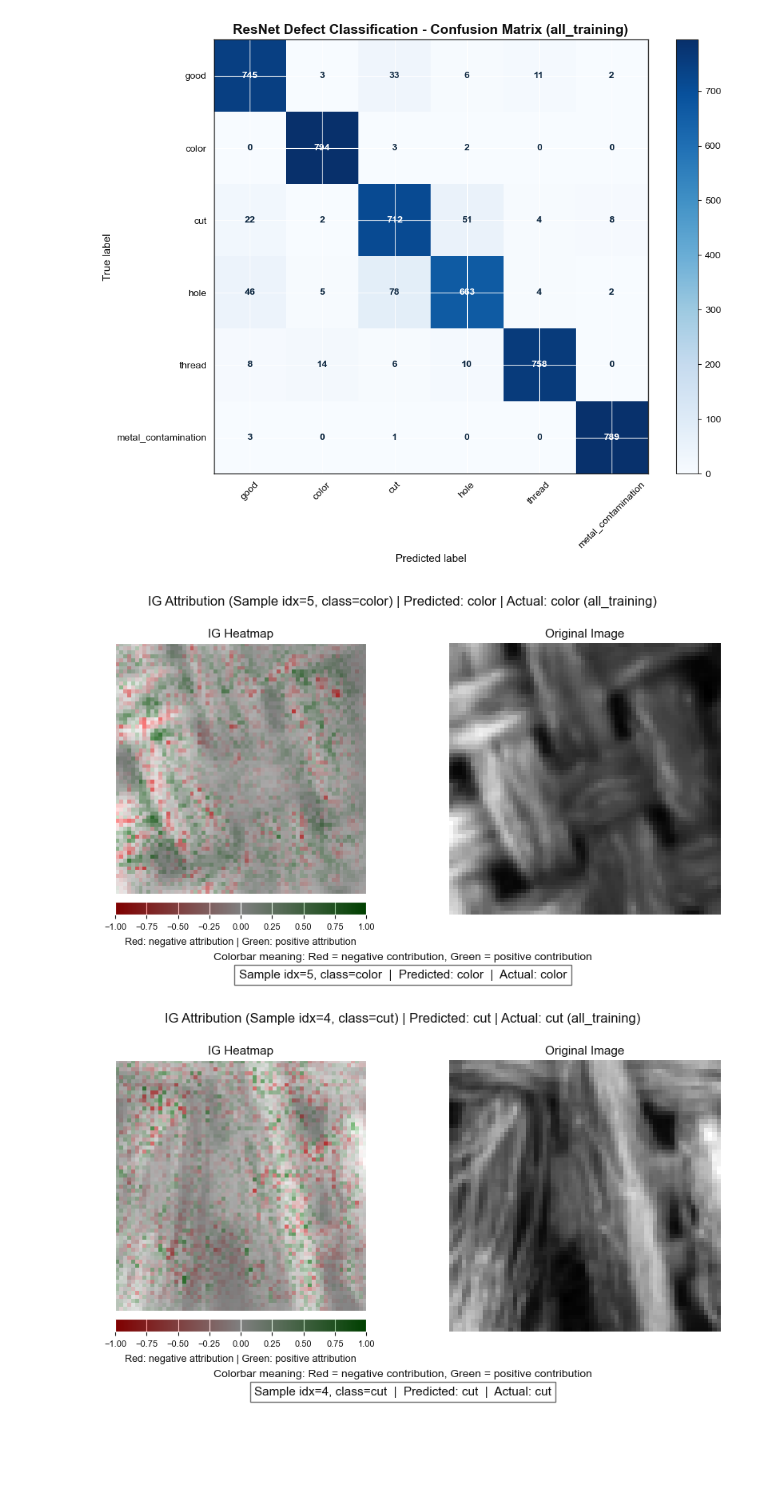
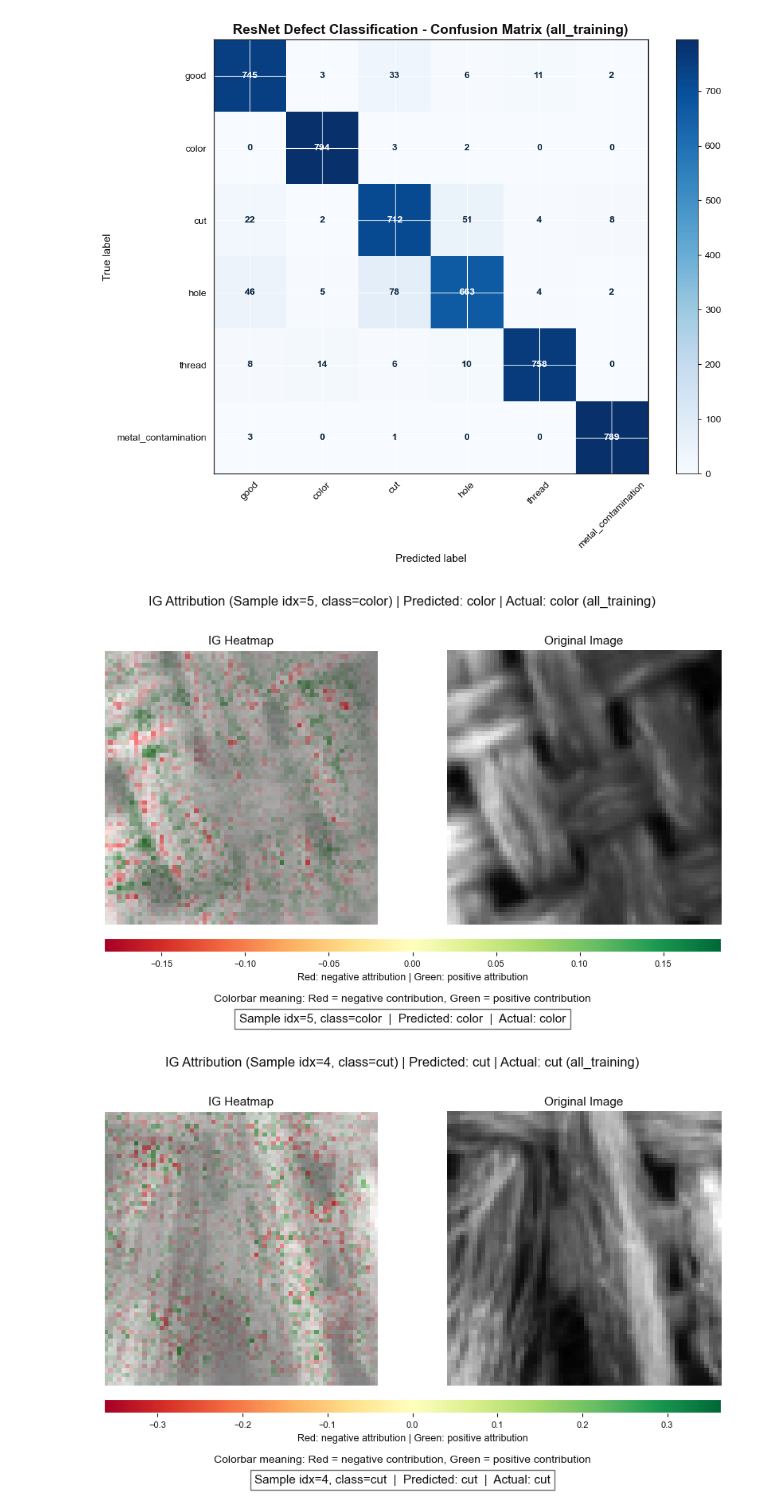
Before and after one commit to gaopengju0119-eng/CHE1148_Defect_Detecting, a Jupyter notebook: main.ipynb, the cells around one changed output. Drawn from its saved outputs; the diff is of its cells as text; code cells hidden in the pictures; blank space fills up the shorter version.

```diff
--- a/main.ipynb
+++ b/main.ipynb
@@ -1392,34 +1392,49 @@ def plot_ig_results(attributions, img_plot, predicted_class, actual_class, label
     actual_name = idx_to_class.get(int(actual_class), str(actual_class))
     sample_text = f"Sample {sample_idx}" if sample_idx is not None else "Sample"
 
-    fig, axes = plt.subplots(1, 2, figsize=(10, 5))
+    fig = plt.figure(figsize=(10, 5.6))
     fig.patch.set_facecolor("#ffffff")
+    gs = fig.add_gridspec(2, 2, height_ratios=[20, 1], width_ratios=[1, 1], hspace=0.08, wspace=0.25)
+    ax_heat = fig.add_subplot(gs[0, 0])
+    ax_orig = fig.add_subplot(gs[0, 1])
+    cax = fig.add_subplot(gs[1, :])
 
     viz.visualize_image_attr(
         attributions,
         img_plot,
         method="blended_heat_map",
         sign="all",
-        show_colorbar=True,
+        show_colorbar=False,
         title="IG Heatmap",
-        plt_fig_axis=(fig, axes[0]),
+        plt_fig_axis=(fig, ax_heat),
         use_pyplot=False,
     )
-    cbar_axes = [ax for ax in fig.axes if ax not in axes]
-    if cbar_axes:
-        cax = cbar_axes[0]
-        cax.set_xlabel("Red: negative attribution | Green: positive attribution", color="#111111", fontsize=9, labelpad=6)
-        cax.tick_params(colors="#111111", labelsize=8)
-    axes[0].set_title("IG Heatmap", color="#111111", fontsize=11)
-    axes[0].set_aspect("equal")
+    ax_heat.set_title("IG Heatmap", color="#111111", fontsize=11)
+    ax_heat.set_aspect("equal")
+    if hasattr(ax_heat, "set_box_aspect"):
+        ax_heat.set_box_aspect(1)
 
     disp_img, cmap = _displayable_img(img_plot)
-    axes[1].imshow(disp_img, cmap=cmap, interpolation="nearest")
-    axes[1].set_title("Original Image", color="#111111", fontsize=11)
-    axes[1].axis("off")
-    axes[1].set_aspect("equal")
-    axes[1].set_xlim(axes[0].get_xlim())
-    axes[1].set_ylim(axes[0].get_ylim())
+    ax_orig.imshow(disp_img, cmap=cmap, interpolation="nearest")
+    ax_orig.set_title("Original Image", color="#111111", fontsize=11)
+    ax_orig.axis("off")
+    ax_orig.set_aspect("equal")
+    if hasattr(ax_orig, "set_box_aspect"):
+        ax_orig.set_box_aspect(1)
+    ax_orig.set_xlim(ax_heat.get_xlim())
+    ax_orig.set_ylim(ax_heat.get_ylim())
+
+    vmax = float(np.max(np.abs(attributions))) if attributions.size else 1.0
+    if vmax == 0:
+        vmax = 1.0
+    import matplotlib.colors as mcolors
+    ig_cmap = plt.get_cmap("RdYlGn")
+    ig_norm = mcolors.Normalize(vmin=-vmax, vmax=vmax)
+    sm = plt.cm.ScalarMappable(cmap=ig_cmap, norm=ig_norm)
+    sm.set_array([])
+    cbar = fig.colorbar(sm, cax=cax, orientation="horizontal")
+    cbar.ax.tick_params(colors="#111111", labelsize=8)
+    cbar.set_label("Red: negative attribution | Green: positive attribution", color="#111111", fontsize=9, labelpad=4)
 
     fig.suptitle(
         f"IG Attribution ({sample_text}) | Predicted: {pred_name} | Actual: {actual_name} (all_training)",
@@ -1446,7 +1461,7 @@ def plot_ig_results(attributions, img_plot, predicted_class, actual_class, label
         color="#111111",
         bbox={"facecolor": "#ffffff", "edgecolor": "#666666", "alpha": 0.95, "pad": 4},
     )
-    fig.subplots_adjust(top=0.86, bottom=0.18, wspace=0.25)
+    fig.subplots_adjust(top=0.86, bottom=0.18)
     plt.show()
     plt.close(fig)
 
@@ -1495,32 +1510,32 @@ elif {"model_resnet", "train_ds", "train_label_map", "device"}.issubset(globals(
         defect_classes = _defect_classes(train_label_map)
         target_class_ids = {class_id for _, class_id in defect_classes}
         sample_indices = _first_sample_index_per_class(train_ds, target_class_ids)
 
         if not sample_indices:
             print("[WARN] No class samples found for IG visualization.")
         else:
             for class_name, class_id in defect_classes:
                 if class_id not in sample_indices:
                     print(f"[WARN] No sample found for class '{class_name}' (id={class_id}).")
                     continue
 
                 ds_idx = sample_indices[class_id]
                 sample_img, true_label = train_ds[ds_idx]
                 input_tensor = sample_img.unsqueeze(0).to(device)
                 attrs, img_plot, pred_cls = apply_integrated_gradients(model_resnet, input_tensor)
                 true_cls = int(true_label.item()) if torch.is_tensor(true_label) else int(true_label)
                 plot_ig_results(
                     attrs,
                     img_plot,
                     pred_cls,
                     true_cls,
                     train_label_map,
                     sample_idx=f"idx={ds_idx}, class={class_name}",
                 )
     except Exception as e:
         print(f"[WARN] IG demo skipped due to error: {e}")
 else:
     print("[INFO] IG prerequisites not ready. Run ResNet training cell first.")
 # %% [output]
-[figure, old version]
+[figure, new version]
-[figure, old version]
+[figure, new version]
```
Also changed, not shown: parts of 1 cell of this notebook.
